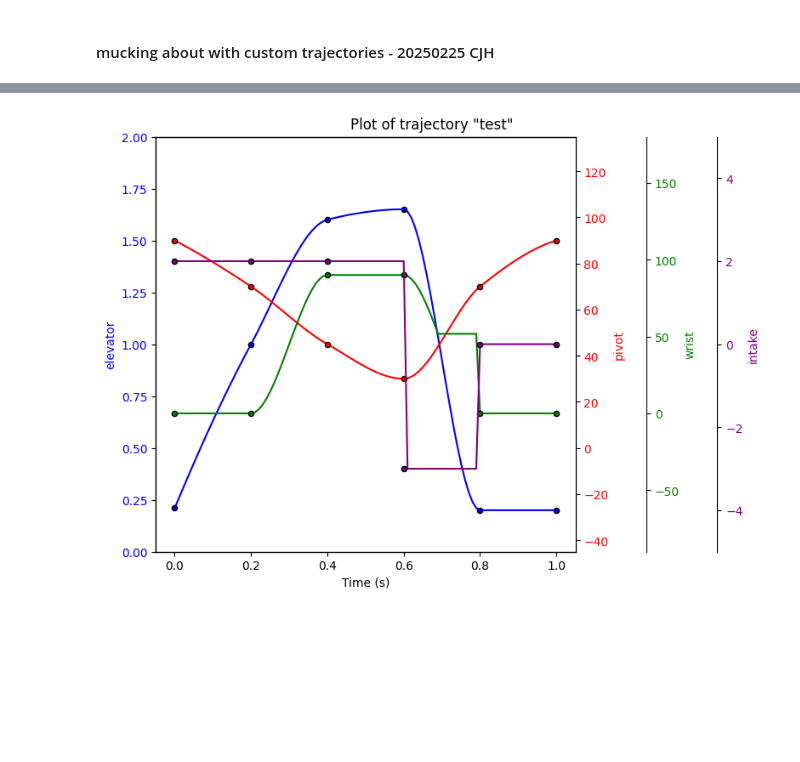
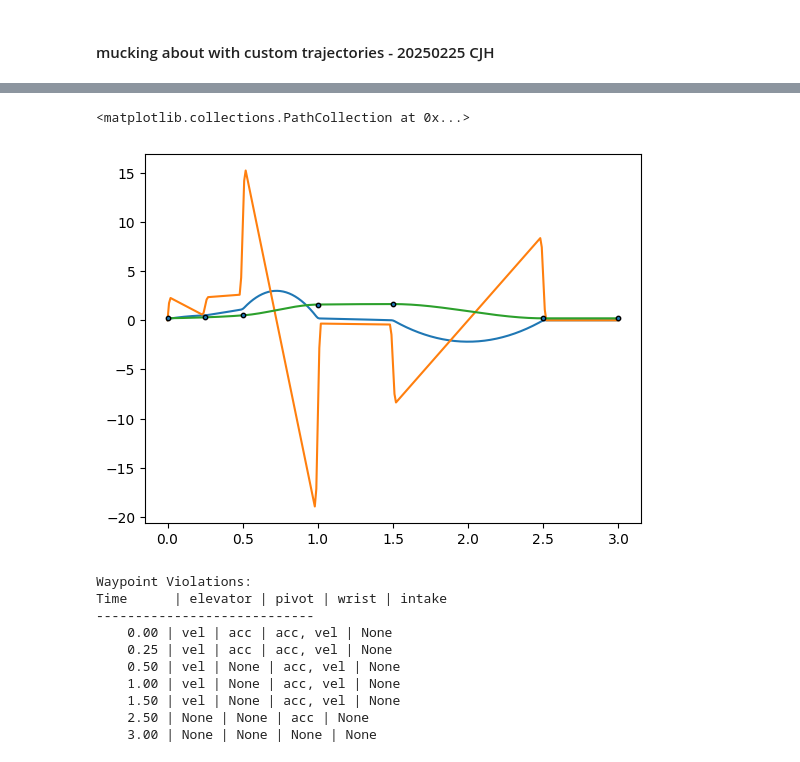
Before and after one commit to aesatchien/FRC2429_2025, a Jupyter notebook: resources/plots/trajectory_generator.ipynb, the cells around one changed output, grey strips where cells are left out. Saved outputs shown, nothing was run; the diff lists cells and outputs as text; code cells hidden in the pictures; blank space fills up the shorter version.

```diff
--- a/resources/plots/trajectory_generator.ipynb
+++ b/resources/plots/trajectory_generator.ipynb
@@ -167,5 +253,26 @@ trajectory.visualize_trajectory()
 # %%
-trajectory.fix_trajectory()
-trajectory.visualize_trajectory()
+#trajectory.fix_trajectory()
+#trajectory.visualize_trajectory()
-# %% [output]
-[figure, removed]
+# %%
+key = 'elevator'
+plt.plot(trajectory.time_steps, trajectory.speeds[key]['velocity'])
+plt.plot(trajectory.time_steps, trajectory.speeds[key]['acceleration'])
+plt.plot(trajectory.time_steps, trajectory.trajectory[key])
+plt.scatter(list(trajectory.waypoints.keys()), [ trajectory.waypoints[k][key] for k in trajectory.waypoints.keys() ], s=10, edgecolors='black', zorder=3)
+# plt.plot(trajectory.time_steps, trajectory.speeds['elevator']['acceleration'])
+# %% [output]
+<matplotlib.collections.PathCollection at 0x...>
+[figure, added]
+# %%
+trajectory.check_constraints()
+# %% [output]
+Waypoint Violations:
+Time      | elevator | pivot | wrist | intake
+----------------------------
+    0.00 | vel | acc | acc, vel | None
+    0.25 | vel | acc | acc, vel | None
+    0.50 | vel | None | acc, vel | None
+    1.00 | vel | None | acc, vel | None
+    1.50 | vel | None | acc, vel | None
+    2.50 | None | None | acc | None
+    3.00 | None | None | None | None
```
Also changed, not shown: parts of 9 cells of this notebook, 5 other files.
